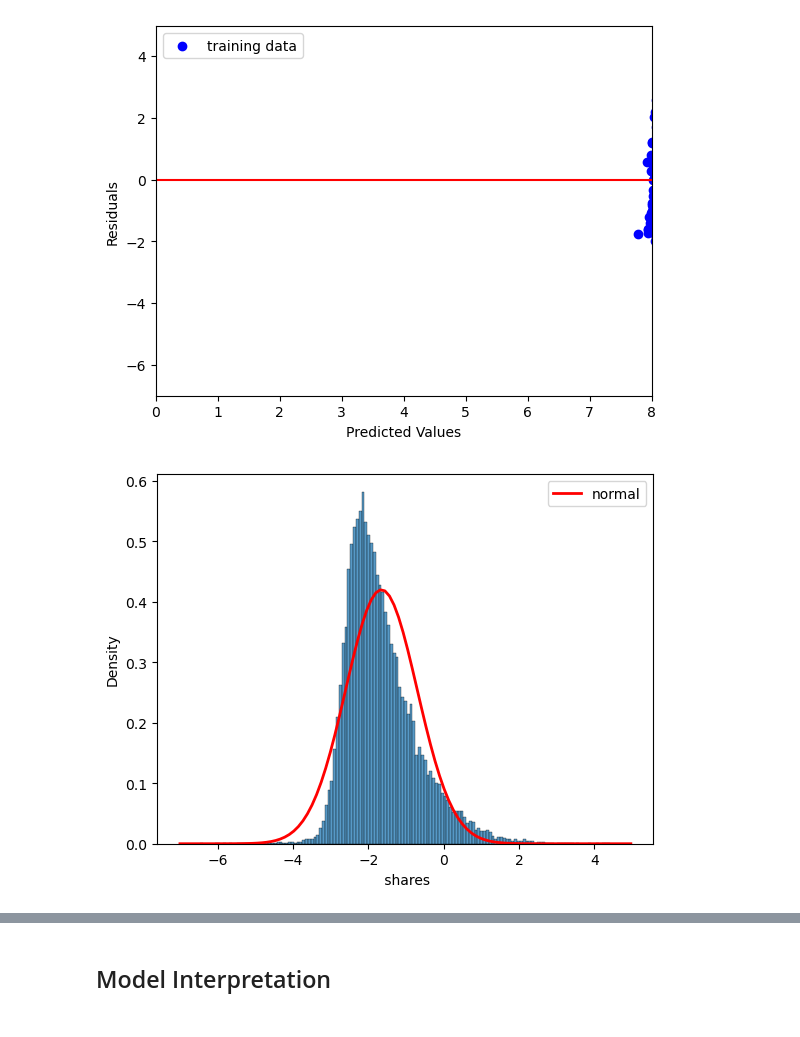
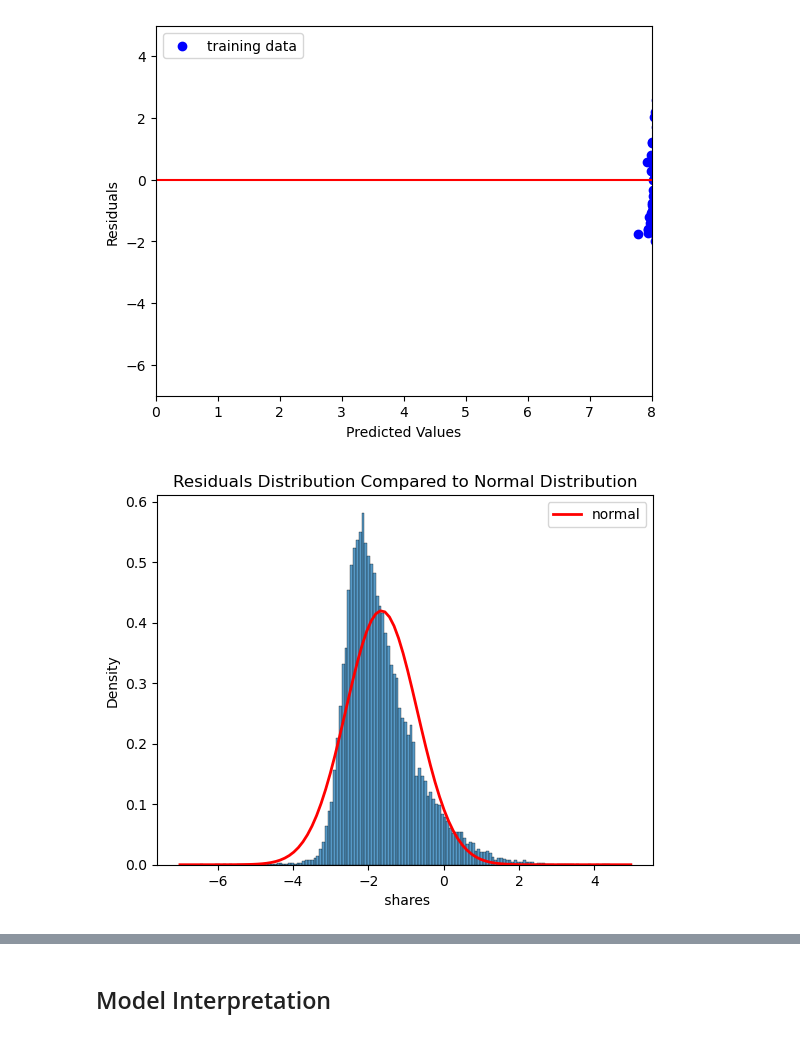
Before and after one commit to JacopoBulgarelli/ML-Project-PoliMi, a Jupyter notebook: final notebook.ipynb, the cells around one changed output, grey strips where cells are left out. Saved outputs shown, nothing was run; the diff lists cells and outputs as text; code cells hidden in the pictures.

```diff
--- a/final notebook.ipynb
+++ b/final notebook.ipynb
@@ -700,28 +703,30 @@ plt.show()
 # %%
 import numpy as np
 import scipy
 import seaborn as sns
 import matplotlib.pyplot as plt
 
 # Calculate mean and standard deviation of residuals
 err_mean = error.mean()
 err_std = error.std()
 
 # Plot the distribution of residuals and compare with a normal distribution
 ax = sns.histplot(error, stat='density')  # Plot histogram of residuals
 
 # Calculate the probability density function (pdf) of a normal distribution
 x0, x1 = ax.get_xlim()  # Extract endpoints for the x-axis
 x_pdf = np.linspace(x0, x1, 100)
 y_pdf = scipy.stats.norm.pdf(x_pdf, loc=err_mean, scale=err_std)
 
 # Plot the normal distribution
 ax.plot(x_pdf, y_pdf, 'r', lw=2, label='normal')
 ax.legend()
 
+plt.title('Residuals Distribution Compared to Normal Distribution')
+
 plt.show()
 # %% [output]
-[figure, old version]
+[figure, new version]
 # %%
 import pickle
 
```
Also changed, not shown: parts of 7 cells of this notebook.
